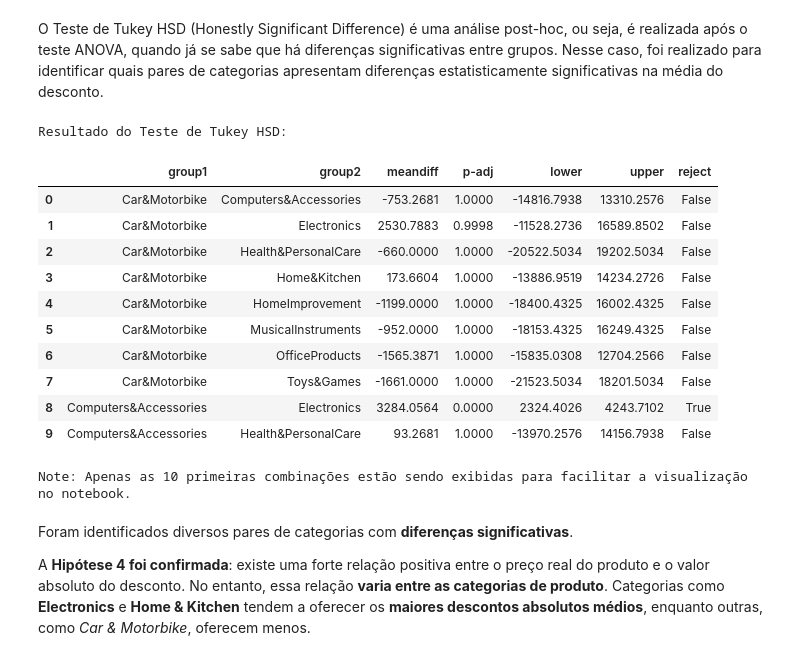
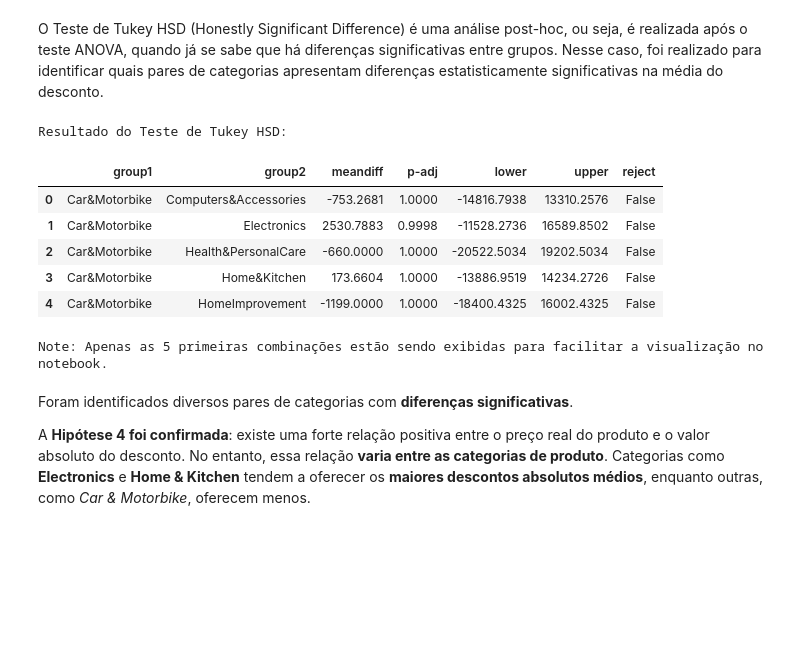
Before and after one commit to AlineDion/DataLab_Projeto4, a Jupyter notebook: DataLab_Projeto4.ipynb, the cells around one changed output. Drawn from its saved outputs; the diff is of its cells as text; code cells hidden in the pictures; blank space fills up the shorter version.

```diff
--- a/DataLab_Projeto4.ipynb
+++ b/DataLab_Projeto4.ipynb
@@ -1180,42 +1061,37 @@ O Teste de Tukey HSD (Honestly Significant Difference) é uma análise post-hoc,
 # %%
 from statsmodels.stats.multicomp import pairwise_tukeyhsd
 import pandas as pd
 
 # Realizar o teste de Tukey HSD
 tukey_result = pairwise_tukeyhsd(endog=unificada_df['diferenca_preco'],
                                   groups=unificada_df['categoria_principal'],
                                   alpha=0.05)
 
 print("Resultado do Teste de Tukey HSD:")
 
 # Converter resultado em DataFrame
 tukey_df = pd.DataFrame(tukey_result.summary().data[1:], columns=tukey_result.summary().data[0])
 
 # Converter colunas para tipos apropriados
 tukey_df["meandiff"] = tukey_df["meandiff"].astype(float)
 tukey_df["lower"] = tukey_df["lower"].astype(float)
 tukey_df["upper"] = tukey_df["upper"].astype(float)
 tukey_df["p-adj"] = tukey_df["p-adj"].astype(float)
 tukey_df["reject"] = tukey_df["reject"].astype(bool)
 
-# Exibir apenas as 10 primeiras linhas para não poluir o notebook
-display(tukey_df.head(10))
+# Exibir apenas as 5 primeiras linhas para não poluir o notebook
+display(tukey_df.head(5))
 
-print("\nNote: Apenas as 10 primeiras combinações estão sendo exibidas para facilitar a visualização no notebook.")
+print("\nNote: Apenas as 5 primeiras combinações estão sendo exibidas para facilitar a visualização no notebook.")
 # %% [output]
 Resultado do Teste de Tukey HSD:
 |  | group1 | group2 | meandiff | p-adj | lower | upper | reject |
 | 0 | Car&Motorbike | Computers&Accessories | -753.2681 | 1.0000 | -14816.7938 | 13310.2576 | False |
 | 1 | Car&Motorbike | Electronics | 2530.7883 | 0.9998 | -11528.2736 | 16589.8502 | False |
 | 2 | Car&Motorbike | Health&PersonalCare | -660.0000 | 1.0000 | -20522.5034 | 19202.5034 | False |
 | 3 | Car&Motorbike | Home&Kitchen | 173.6604 | 1.0000 | -13886.9519 | 14234.2726 | False |
 | 4 | Car&Motorbike | HomeImprovement | -1199.0000 | 1.0000 | -18400.4325 | 16002.4325 | False |
-| 5 | Car&Motorbike | MusicalInstruments | -952.0000 | 1.0000 | -18153.4325 | 16249.4325 | False |
-| 6 | Car&Motorbike | OfficeProducts | -1565.3871 | 1.0000 | -15835.0308 | 12704.2566 | False |
-| 7 | Car&Motorbike | Toys&Games | -1661.0000 | 1.0000 | -21523.5034 | 18201.5034 | False |
-| 8 | Computers&Accessories | Electronics | 3284.0564 | 0.0000 | 2324.4026 | 4243.7102 | True |
-| 9 | Computers&Accessories | Health&PersonalCare | 93.2681 | 1.0000 | -13970.2576 | 14156.7938 | False |
-Note: Apenas as 10 primeiras combinações estão sendo exibidas para facilitar a visualização no notebook.
+Note: Apenas as 5 primeiras combinações estão sendo exibidas para facilitar a visualização no notebook.
 # %% [markdown]
 Foram identificados diversos pares de categorias com **diferenças significativas**.
 
```
Also changed, not shown: parts of 12 cells of this notebook.
